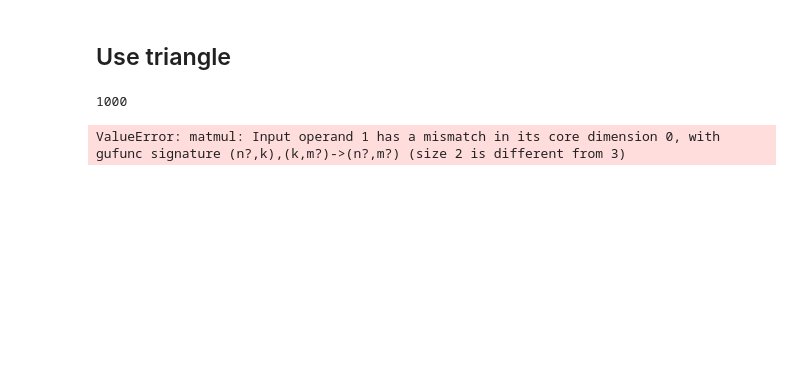
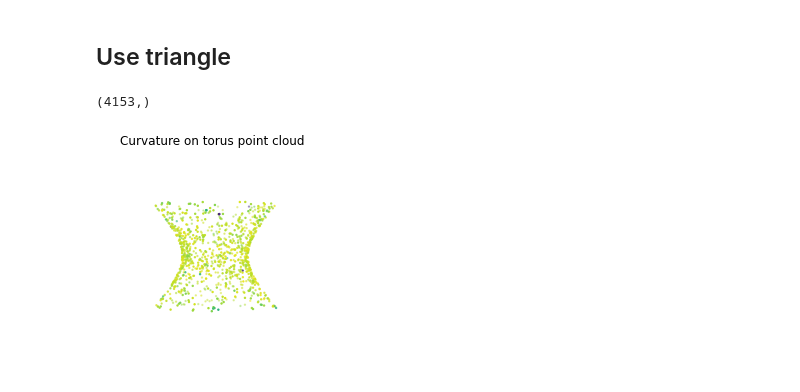
Before and after one commit to ZhangKaly/Principal-Curvature, a Jupyter notebook: notebooks/2.3-kz-hyperboloid.ipynb, the cells around one changed output. Saved outputs shown, nothing was run; the diff lists cells and outputs as text; code cells hidden in the pictures; blank space fills up the shorter version.

```diff
--- a/notebooks/2.3-kz-hyperboloid.ipynb
+++ b/notebooks/2.3-kz-hyperboloid.ipynb
@@ -154,43 +130,10 @@ def compute_curvature_v2(point_cloud, query_point, epsilon_PCA = 0.1, dim = 2, t
             angle = np.arccos(cosin)
             area = np.linalg.norm(np.cross(tau_neighbor[i] - tau_neighbor[0], tau_neighbor[j] - tau_neighbor[0])) / 2
 
-            #tensor = angle / area
             tensor = (2 * np.pi - angle) / area
 
             tensor_av.append(tensor)
 
-            #tensor = angle / area
-
-
-    """
-    for i in np.arange(1, len(tau_neighbor)):
-        for j in np.arange(1, len(tau_neighbor)):
-            v_oi = tau_neighbor[i] - tau_neighbor[0]
-            v_oj = tau_neighbor[j] - tau_neighbor[0]
-            v_init = O[0][0]
-            cos_oi_oj = np.dot(v_oi, v_oj) / (np.linalg.norm(v_oi) * np.linalg.norm(v_oj))
-            len_diff_oioj = abs(np.linalg.norm(v_oi) - np.linalg.norm(v_oj))
-            if i != j and 0 < cos_oi_oj < np.sqrt(4)/2 and len_diff_oioj < 0.1:
-
-                #v_init = tau_neighbor[1] - tau_neighbor[0]
-                v_fin = transport_maps[j, 0] @ transport_maps[i, j] @ transport_maps[0, i] @ v_init
-
-
-                cosin = (v_init @ v_fin.T) / (np.linalg.norm(v_init) * np.linalg.norm(v_fin))
-                angle = np.arccos(cosin)
-                #angle = sum((v_fin - v_init)/ v_init)
-
-                area = np.linalg.norm(np.cross(v_oi, v_oj))/2
-
-                if np.cross(v_oi, v_oj) @ np.cross(v_init, v_fin).T > 0:
-                    tensor = angle / area
-                #tensor = (2 * np.pi - angle) / area
-                else:
-                    tensor = - angle / area
-                tensor = angle / area
-
-                tensor_av.append(tensor)
-    """
 
     tensor_av = np.exp(sum(tensor_av)/len(tensor_av) * 0.0001)
 
@@ -198,31 +141,31 @@ def compute_curvature_v2(point_cloud, query_point, epsilon_PCA = 0.1, dim = 2, t
 # %%
 hyper_cutted_index = []
 for i in range(len(hyperboloid)):
-    if abs(hyperboloid[i, 2]) <= 1.8:
+    if abs(hyperboloid[i, 2]) <= 1.6:
         hyper_cutted_index.append(i)
-# %%
-len(hyper_cutted_index[:1000])
-# %% [output]
-1000
 # %%
 
 num_eval = int(len(hyperboloid)/5)
 
 curvature = []
 for i in tqdm(hyper_cutted_index[: 1000]):
-    a, b = compute_curvature_v2(hyperboloid, np.expand_dims(hyperboloid[i], axis=0), epsilon_PCA = 0.1, tau_ratio = 2)
+    a, b = compute_curvature_v2(hyperboloid, np.expand_dims(hyperboloid[i], axis=0), epsilon_PCA = 0.1, tau_ratio = 4)
 
     curvature.append(b)
-# %% [output]
-ValueError: matmul: Input operand 1 has a mismatch in its core dimension 0, with gufunc signature (n?,k),(k,m?)->(n?,m?) (size 2 is different from 3)
+# %%
+np.array(hyper_cutted_index).shape
+# %% [output]
+(4153,)
 # %%
 v = np.array(curvature).T
 cc = - v
 fig = plt.figure()
 ax = fig.add_subplot(111, projection='3d')
-scatter = ax.scatter(hyperboloid[:num_eval, 0], hyperboloid[:num_eval, 1], hyperboloid[:num_eval, 2], s=2, c = cc)
+scatter = ax.scatter(hyperboloid[hyper_cutted_index[:1000], 0], hyperboloid[hyper_cutted_index[:1000], 1], hyperboloid[hyper_cutted_index[:1000], 2], s=2, c = cc)
 ax.set_title("Curvature on torus point cloud")
 ax.view_init(0, 45)
 plt.axis('off')
 ax.set_aspect('equal')
 plt.show()
+# %% [output]
+[figure, added]
```
Also changed, not shown: parts of 9 cells of this notebook.
